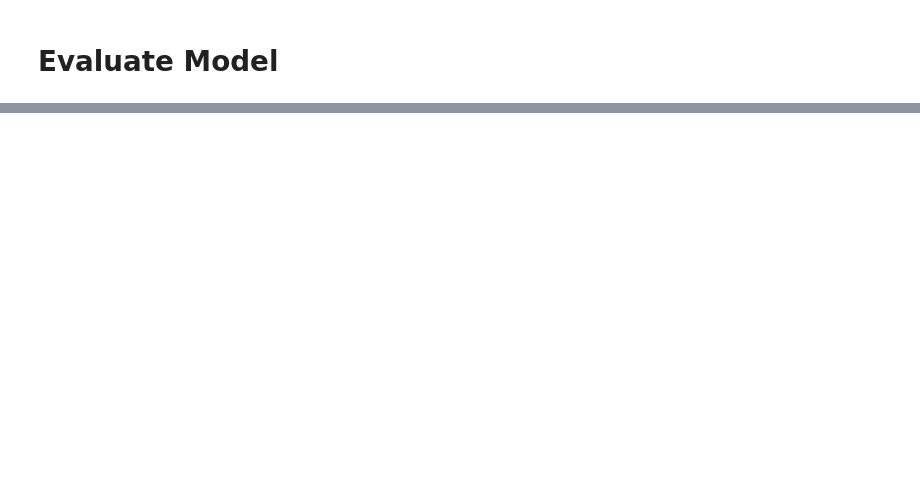
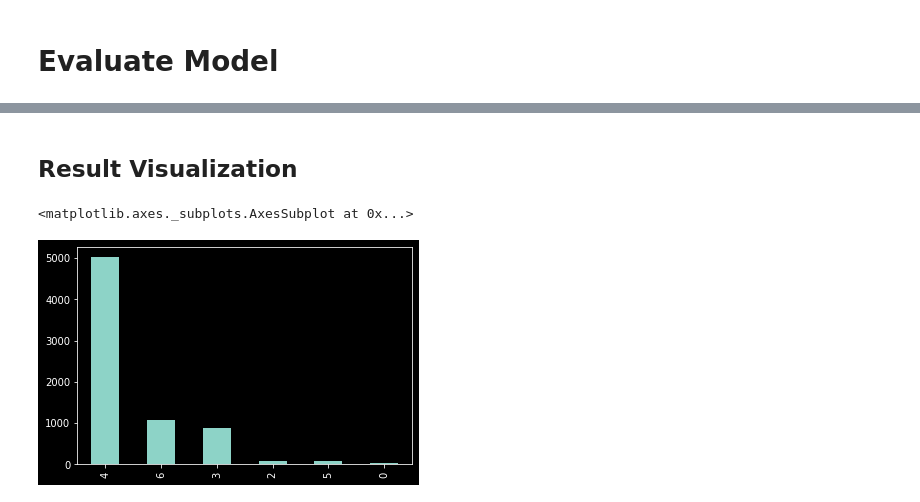
Before and after one commit to spykard/Deep-Learning, a Jupyter notebook: Basic_FER_image_classification.ipynb, the cells around one changed output, grey strips where cells are left out. Cells and saved outputs as stored; diff of their text form; code cells hidden in the pictures; blank space fills up the shorter version.

```diff
--- a/Basic_FER_image_classification.ipynb
+++ b/Basic_FER_image_classification.ipynb
@@ -224,3 +278,0 @@ if dataset == "MNIST":
-# %%
-if dataset == "MNIST":
-    model.compile(optimizer='rmsprop', loss='categorical_crossentropy', metrics=['accuracy'])
@@ -352,0 +279,11 @@ Epoch 00020: val_loss did not improve from 1.03169
+# %%
+# Model Training
+model.fit(X_train, y_train,
+          batch_size=config.batch_size,
+          epochs=config.epochs,
+                                # wandb tracks this, not the prediction on test data later
+          #validation_split=0.1,
+          callbacks=[
+                EarlyStopping(patience=10, verbose=1),
+                ReduceLROnPlateau(factor=0.1, patience=3, min_lr=0.00001, verbose=1),
+                WandbCallback(monitor="val_loss", mode="auto", save_weights_only=False, save_model=False)])  # can also operate similarly to ModelCheckpoint as well as a data visualizer
@@ -353,22 +297,12 @@ Epoch 00020: val_loss did not improve from 1.03169
 # %%
-if dataset == "MNIST":
-    model.fit(
-        x_train, y_train,
-        batch_size=batch_size,
-        #steps_per_epoch=len(x_train) // batch_size,
-        validation_split = 0.1,
-        epochs=10,
+if config.dataset == "MNIST":
+    model.fit_generator(
+        train_generator,
+        steps_per_epoch=len(x_train) // batch_size,
+        validation_data=validation_generator,
+        validation_steps=len(x_test) // batch_size,
+        epochs=epochs,
         callbacks=callbacks
     )
-# %%
-if dataset == "MNIST":
-    model.fit_generator(
-        train_generator,
-        steps_per_epoch=len(x_train) // batch_size,
-        validation_data=validation_generator,
-        validation_steps=len(x_test) // batch_size,
-        epochs=epochs,
-        callbacks=callbacks
-    )
 # %% [markdown]
 # Evaluate Model
@@ -407,0 +317,10 @@ plt.tight_layout()
+# %% [markdown]
+## Result Visualization
+# %%
+predictions_df = pd.DataFrame({'id': np.where(~tmask)[0]})
+predict = model.predict(X_test)
+predictions_df['class'] = np.argmax(predict, axis=-1)
+predictions_df['class'].value_counts().plot.bar()
+# %% [output]
+<matplotlib.axes._subplots.AxesSubplot at 0x...>
+[figure, added]
```
Also changed, not shown: parts of 29 cells of this notebook, 1 other file.
